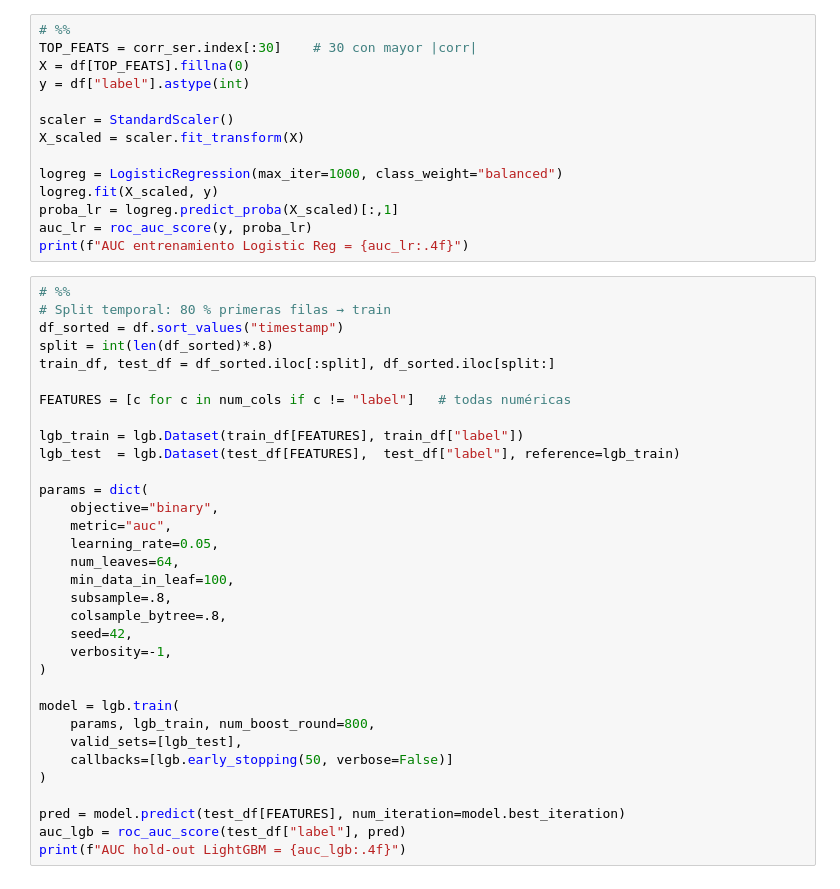
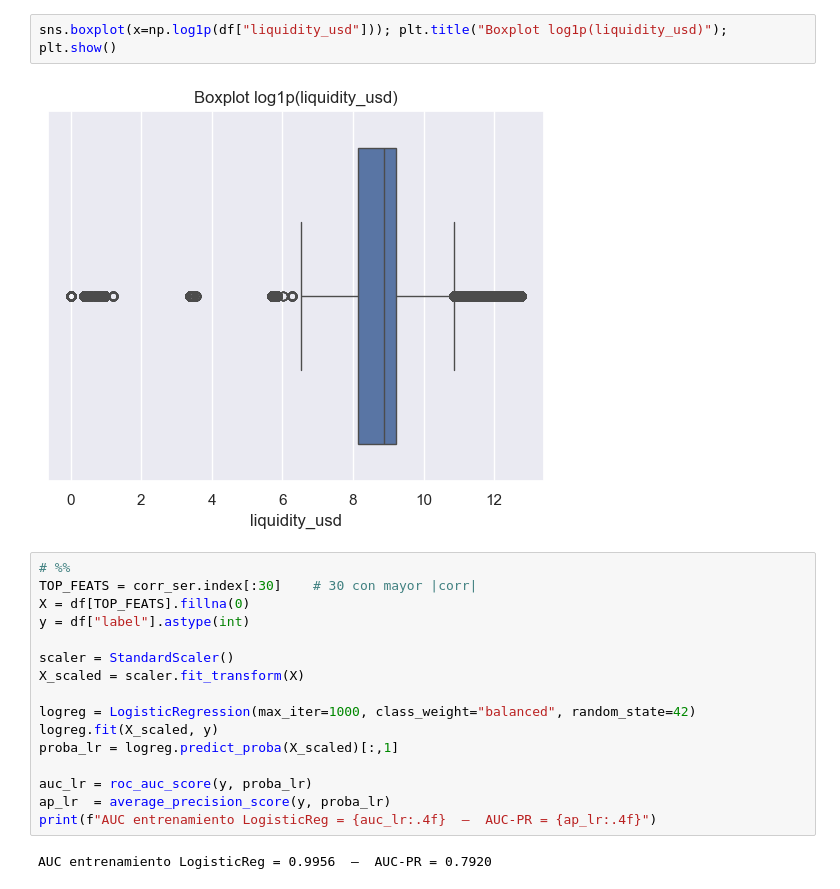
Before and after one commit to mudanzasalegre/memebot3, a Jupyter notebook: notebooks/00_TotalAnalysis.ipynb, the cells around one changed output. Cells and saved outputs as stored; diff of their text form.

```diff
--- a/notebooks/00_TotalAnalysis.ipynb
+++ b/notebooks/00_TotalAnalysis.ipynb
@@ -91,48 +245,23 @@ plt.title("Boxplot liquidity_usd (log)"); plt.show()
 # %%
-# %%
-TOP_FEATS = corr_ser.index[:30]    # 30 con mayor |corr|
-X = df[TOP_FEATS].fillna(0)
-y = df["label"].astype(int)
-
-scaler = StandardScaler()
-X_scaled = scaler.fit_transform(X)
-
-logreg = LogisticRegression(max_iter=1000, class_weight="balanced")
-logreg.fit(X_scaled, y)
-proba_lr = logreg.predict_proba(X_scaled)[:,1]
-auc_lr = roc_auc_score(y, proba_lr)
-print(f"AUC entrenamiento Logistic Reg = {auc_lr:.4f}")
+sns.boxplot(x=np.log1p(df["liquidity_usd"])); plt.title("Boxplot log1p(liquidity_usd)"); plt.show()
+# %% [output]
+[figure, added]
 # %%
 # %%
-# Split temporal: 80 % primeras filas → train
-df_sorted = df.sort_values("timestamp")
-split = int(len(df_sorted)*.8)
-train_df, test_df = df_sorted.iloc[:split], df_sorted.iloc[split:]
+TOP_FEATS = corr_ser.index[:30]    # 30 con mayor |corr|
+X = df[TOP_FEATS].fillna(0)
+y = df["label"].astype(int)
 
-FEATURES = [c for c in num_cols if c != "label"]   # todas numéricas
+scaler = StandardScaler()
+X_scaled = scaler.fit_transform(X)
 
-lgb_train = lgb.Dataset(train_df[FEATURES], train_df["label"])
-lgb_test  = lgb.Dataset(test_df[FEATURES],  test_df["label"], reference=lgb_train)
+logreg = LogisticRegression(max_iter=1000, class_weight="balanced", random_state=42)
+logreg.fit(X_scaled, y)
+proba_lr = logreg.predict_proba(X_scaled)[:,1]
 
-params = dict(
-    objective="binary",
-    metric="auc",
-    learning_rate=0.05,
-    num_leaves=64,
-    min_data_in_leaf=100,
-    subsample=.8,
-    colsample_bytree=.8,
-    seed=42,
-    verbosity=-1,
-)
-
-model = lgb.train(
-    params, lgb_train, num_boost_round=800,
-    valid_sets=[lgb_test],
-    callbacks=[lgb.early_stopping(50, verbose=False)]
-)
-
-pred = model.predict(test_df[FEATURES], num_iteration=model.best_iteration)
-auc_lgb = roc_auc_score(test_df["label"], pred)
-print(f"AUC hold-out LightGBM = {auc_lgb:.4f}")
+auc_lr = roc_auc_score(y, proba_lr)
+ap_lr  = average_precision_score(y, proba_lr)
+print(f"AUC entrenamiento LogisticReg = {auc_lr:.4f}  —  AUC-PR = {ap_lr:.4f}")
+# %% [output]
+AUC entrenamiento LogisticReg = 0.9956  —  AUC-PR = 0.7920
 # %%
```
Also changed, not shown: parts of 13 cells of this notebook, 16 other files.
